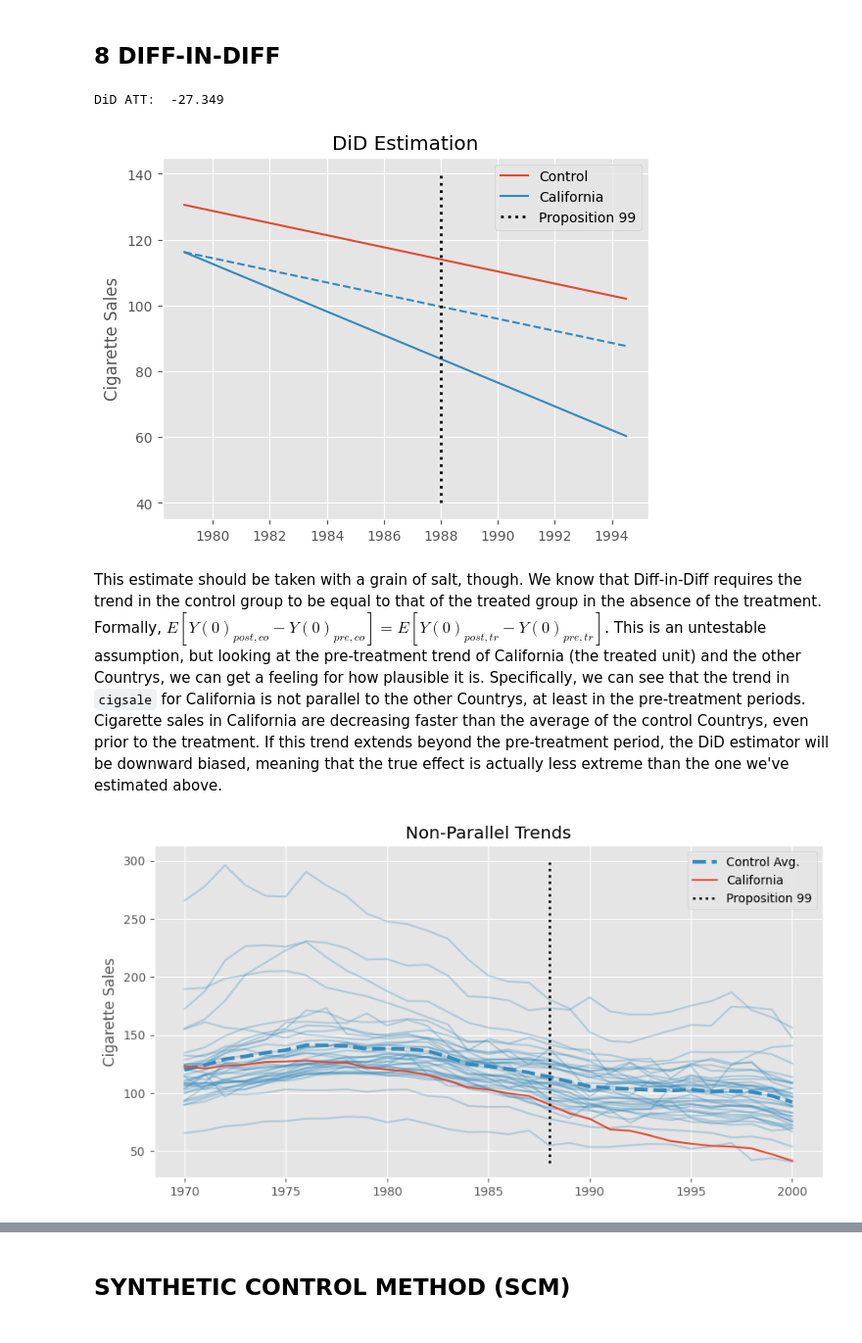
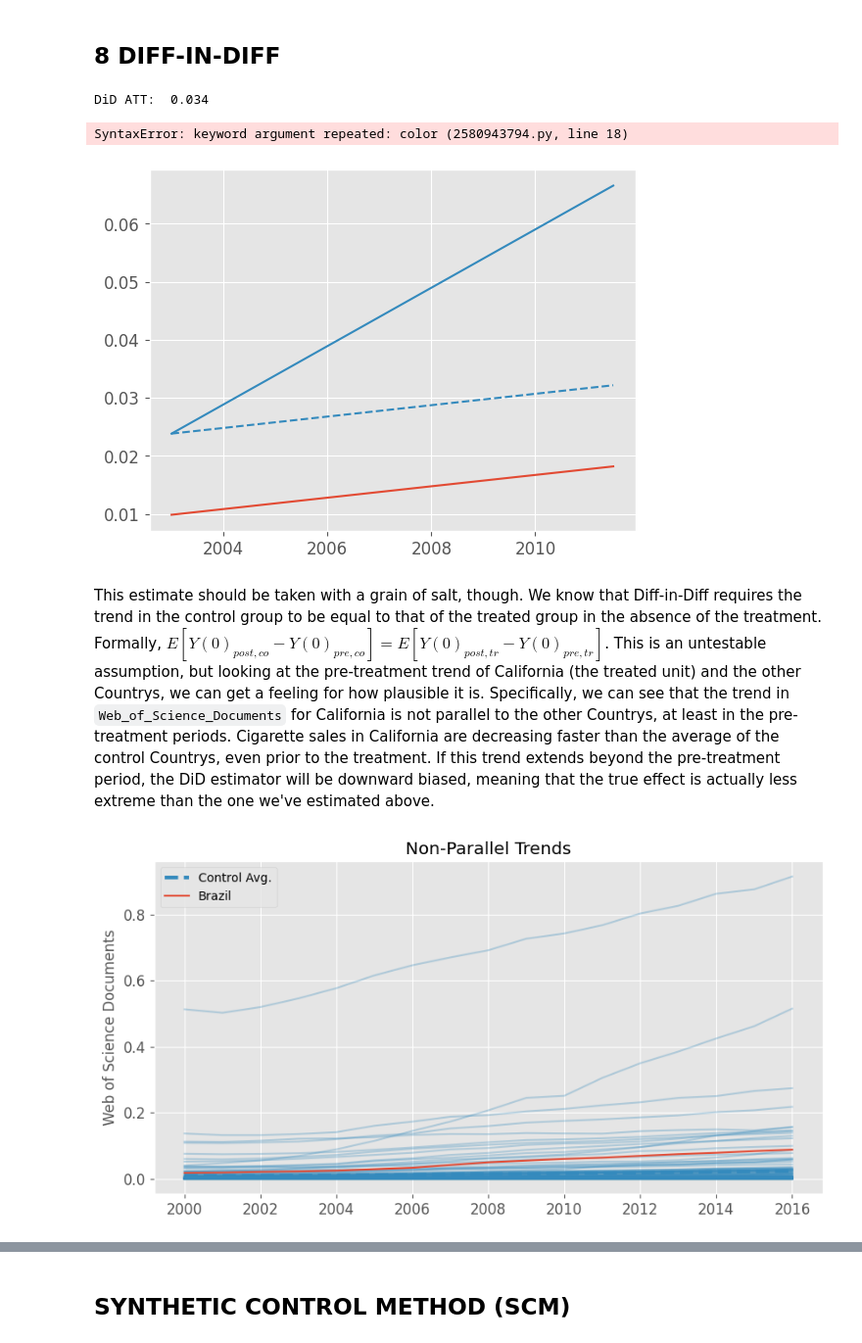
Before and after one commit to rod53/BrScienceSCM, a Jupyter notebook: IGERDBR.ipynb, the cells around one changed output, grey strips where cells are left out. Shown at 98% size. Saved outputs shown, nothing was run; the diff lists cells and outputs as text; code cells hidden in the pictures.

```diff
--- a/IGERDBR.ipynb
+++ b/IGERDBR.ipynb
@@ -443,14 +443,12 @@ df = df.dropna(subset=['APOP', 'GDP', 'Web of Science Documents'])
 # Count how many countries show up in df, after dropping rows with missing values
 print(df['Country'].nunique())
 
-# General information about the dataset
-df.info()
+# Column names adjustment, substituting spaces with underscores
+df.columns = df.columns.str.replace(' ', '_')
 
 # Create a table with the % of missing values for each column
 df.isnull().sum()/len(df)*100
 # Drop countries with less than 22 observations
 df = df.groupby('Country').filter(lambda x: len(x) > 21)
-
-df
 # %% [output]
 185
@@ -571,4 +539,4 @@ for i in range(5, len(df.columns)):
 ... (25 outputs left out)
 # %%
 # Drop the columns First Author (2008-2022), Last Author (2008-2022), Corresponding Author (2008-2022), Highly Cited Papers and Hot Papers, since they do not have a complete time series
-df = df.drop(['First Author (2008-2022)', 'Last Author (2008-2022)', 'Corresponding Author (2008-2022)', 'Highly Cited Papers', 'Hot Papers'], axis=1)
+df = df.drop(['First_Author_(2008-2022)', 'Last_Author_(2008-2022)', 'Corresponding_Author_(2008-2022)', 'Highly_Cited_Papers', 'Hot_Papers'], axis=1)
@@ -612,10 +582,10 @@ dfs['ID'] = dfs.groupby('Country').ngroup()+1
 dfs = dfs[dfs['Year'] <= 2016]
 
 # Create column "treated", with "True" for Brazil  and "False" for the rest of the countries
-dfs['Treatment'] = np.where(dfs['Country'] == 'Brazil', True, False)
+dfs['treated'] = np.where(dfs['Country'] == 'Brazil', True, False)
 
 # Create column "after_treatment", with "True" for years between 2006 and 2016, and "False" for the rest of the years
-dfs['Post'] = np.where((dfs['Year'] >= 2007) & (dfs['Year'] <= 2016), True, False)
+dfs['after_treatment'] = np.where((dfs['Year'] >= 2007) & (dfs['Year'] <= 2016), True, False)
 
 # Print first 50 rows of the dataset
 dfs.head(20)
@@ -644,7 +614,7 @@ dfs[dfs['Country'] == 'Brazil']
 # %% [markdown]
 If we want to go from this table to the matrix representation we discussed earlier, all we have to do is pivot the table by time (year) and unit (Country). We'll be going back and forth between these two representations, as one is more convenient for DiD and the other, for Synthetic Controls estimation.
 # %%
-dfs_piv = dfs.pivot("Year", "Country", "Web of Science Documents")
+dfs_piv = dfs.pivot("Year", "Country", "Web_of_Science_Documents")
 dfs_piv = dfs_piv.rename(columns={c: f"{c}" for c in dfs_piv.columns if c != "Brazil"})
 
 dfs_piv.head(17).round(4)
@@ -683,14 +642,14 @@ Our goal is to estimate the $ATT =  \pmb{Y}(1)_{post, tr} -  \pmb{Y}(0)_{post, t
 # %% [markdown]
 ## 8 DIFF-IN-DIFF
 # %%
-did_model = smf.ols("cigsale ~ after_treatment*treated", data=data).fit()
+did_model = smf.ols("Web_of_Science_Documents ~ after_treatment*treated", data=dfs).fit()
 att = did_model.params["after_treatment[T.True]:treated[T.True]"]
 print("DiD ATT: ", att.round(3))
 # %% [output]
-DiD ATT:  -27.349
+DiD ATT:  0.034
 # %%
-pre_year = dfs.query("~after_treatment")["year"].mean()
-post_year = dfs.query("after_treatment")["year"].mean()
+pre_year = dfs.query("~after_treatment")["Year"].mean()
+post_year = dfs.query("after_treatment")["Year"].mean()
 
 pre_control_y = did_model.params["Intercept"]
 post_control_y = did_model.params["Intercept"] + did_model.params["after_treatment[T.True]"]
@@ -703,24 +662,28 @@ post_treat_y0 = post_treat_y1 + did_model.params["after_treatment[T.True]:treate
 
 plt.plot([pre_year, post_year], [pre_control_y, post_control_y], color="C0", label="Control")
 plt.plot([pre_year, post_year], [pre_treat_y, post_treat_y1], color="C1", ls="dashed")
-plt.plot([pre_year, post_year], [pre_treat_y, post_treat_y0], color="C1", label="California")
+plt.plot([pre_year, post_year], [pre_treat_y, post_treat_y0], color="C1", label="Brazil")
 
-plt.vlines(x=1988, ymin=40, ymax=140, linestyle=":", lw=2, label="Proposition 99", color="black")
-plt.title("DiD Estimation")
-plt.ylabel("Cigarette Sales")
-plt.legend();
+#create a vertical line in the graph with ymin equal to the minimum value of the Brazil and Control lines and ymax equal to the maximum value of the Brazil and Control lines
+plt.vlines(2007, ymin=min(pre_treat_y, pre_control_y), ymax=max(post_treat_y0, post_control_y), color="C2", label="Treatment", color="black", ls="dotted")
+plt.legend()
+plt.title("Brazil's DID")
+plt.xlabel("Year")
+plt.ylabel("Web of Science Documents")
+plt.show()
 # %% [output]
+SyntaxError: keyword argument repeated: color (2580943794.py, line 18)
-[figure, old version]
+[figure, new version]
 # %% [markdown]
-This estimate should be taken with a grain of salt, though. We know that Diff-in-Diff requires the trend in the control group to be equal to that of the treated group in the absence of the treatment. Formally, $E[Y(0)_{post, co} - Y(0)_{pre, co}] = E[Y(0)_{post, tr} - Y(0)_{pre, tr}]$. This is an untestable assumption, but looking at the pre-treatment trend of California (the treated unit) and the other Countrys, we can get a feeling for how plausible it is. Specifically, we can see that the trend in `cigsale` for California is not parallel to the other Countrys, at least in the pre-treatment periods. Cigarette sales in California are decreasing faster than the average of the control Countrys, even prior to the treatment. If this trend extends beyond the pre-treatment period, the DiD estimator will be downward biased, meaning that the true effect is actually less extreme than the one we've estimated above.
+This estimate should be taken with a grain of salt, though. We know that Diff-in-Diff requires the trend in the control group to be equal to that of the treated group in the absence of the treatment. Formally, $E[Y(0)_{post, co} - Y(0)_{pre, co}] = E[Y(0)_{post, tr} - Y(0)_{pre, tr}]$. This is an untestable assumption, but looking at the pre-treatment trend of California (the treated unit) and the other Countrys, we can get a feeling for how plausible it is. Specifically, we can see that the trend in `Web_of_Science_Documents` for California is not parallel to the other Countrys, at least in the pre-treatment periods. Cigarette sales in California are decreasing faster than the average of the control Countrys, even prior to the treatment. If this trend extends beyond the pre-treatment period, the DiD estimator will be downward biased, meaning that the true effect is actually less extreme than the one we've estimated above.
 # %%
 plt.figure(figsize=(10,5))
-plt.plot(dfs_piv.drop(columns=["california"]), color="C1", alpha=0.3)
-plt.plot(dfs_piv.drop(columns=["california"]).mean(axis=1), lw=3, color="C1", ls="dashed", label="Control Avg.")
-plt.plot(dfs_piv["california"], color="C0", label="California")
-plt.vlines(x=1988, ymin=40, ymax=300, linestyle=":", lw=2, label="Proposition 99", color="black")
+plt.plot(dfs_piv.drop(columns=["Brazil"]), color="C1", alpha=0.3)
+plt.plot(dfs_piv.drop(columns=["Brazil"]).mean(axis=1), lw=3, color="C1", ls="dashed", label="Control Avg.")
+plt.plot(dfs_piv["Brazil"], color="C0", label="Brazil")
+# plt.vlines(x=2006, ymin=40, ymax=300, linestyle=":", lw=2, label="Treatment", color="black")
 plt.legend()
-plt.ylabel("Cigarette Sales")
+plt.ylabel("Web of Science Documents")
 plt.title("Non-Parallel Trends");
 # %% [output]
-[figure, old version]
+[figure, new version]
```
Also changed, not shown: parts of 39 cells of this notebook.
